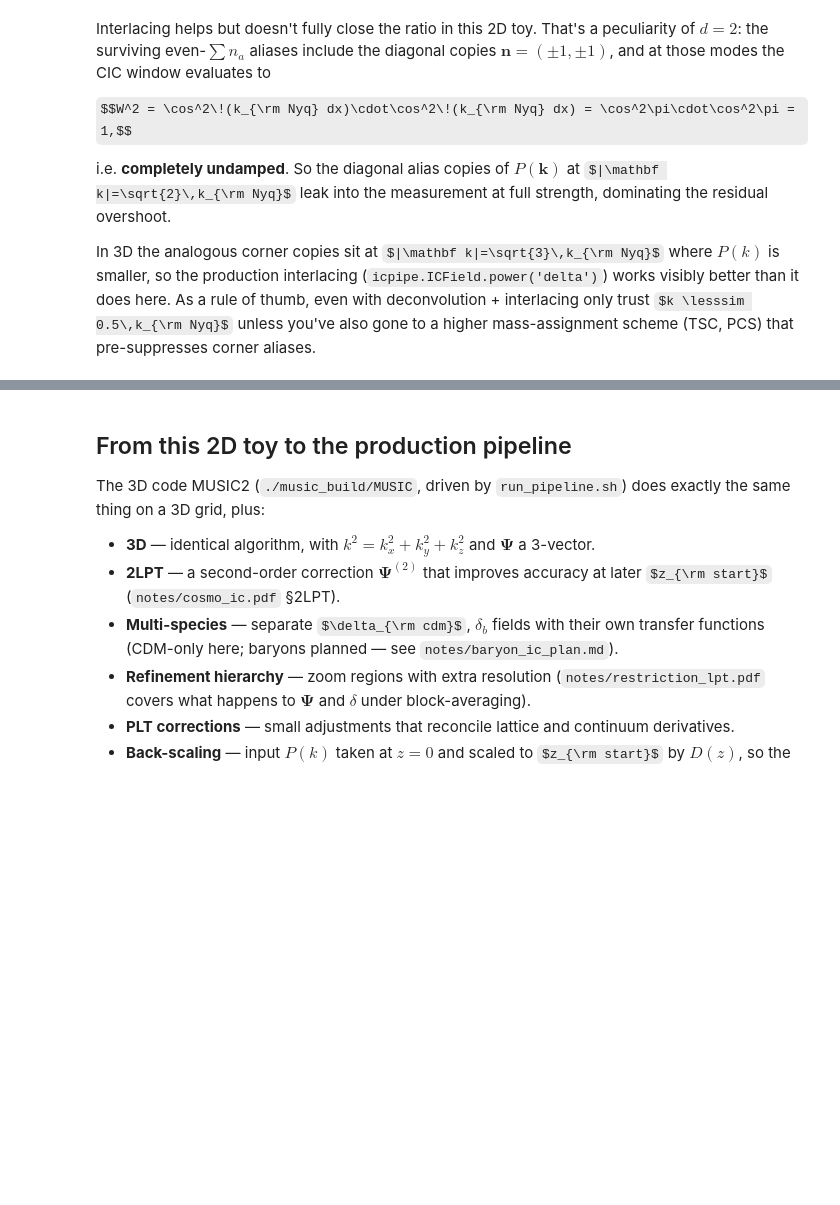
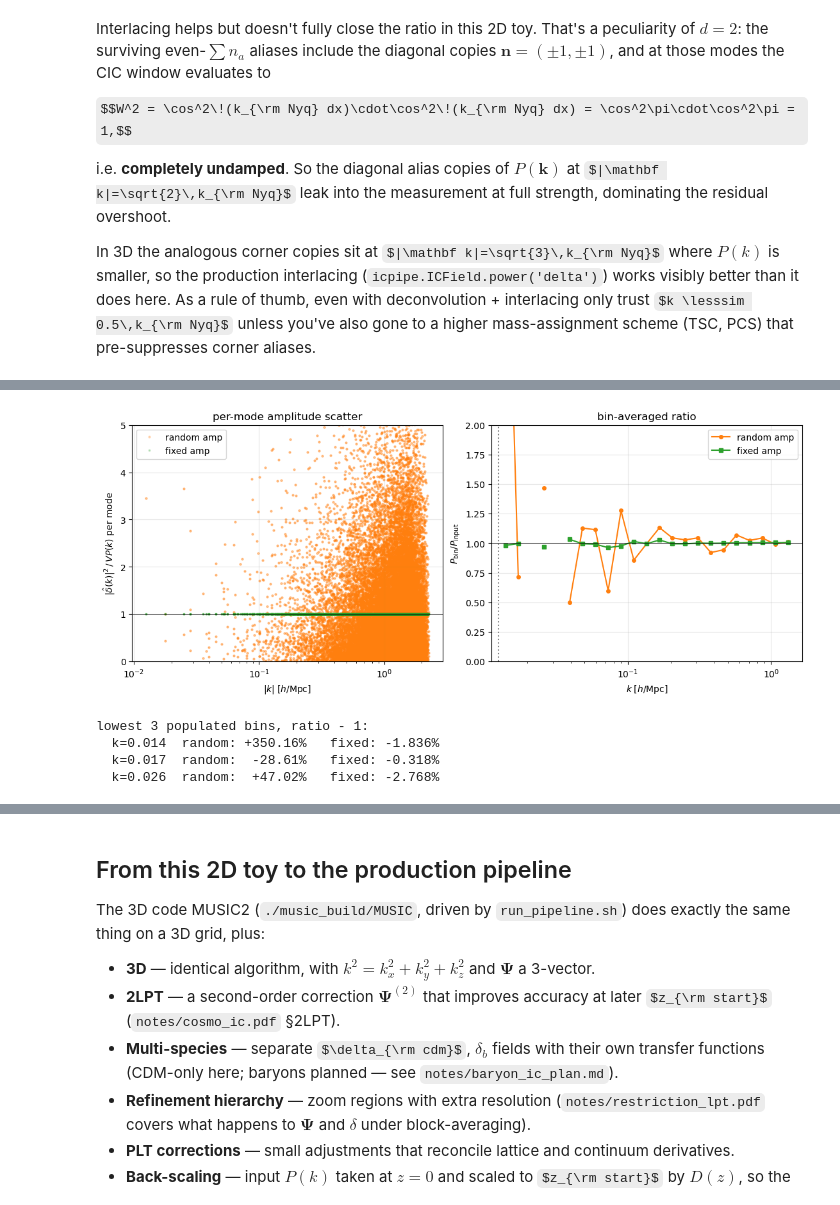
Before and after one commit to jeonggyukim/cosmo-sim, a Jupyter notebook: notebooks/00_generate_ic_from_scratch.ipynb, the cells around one changed output, grey strips where cells are left out. Saved outputs shown, nothing was run; the diff lists cells and outputs as text; code cells hidden in the pictures; some formulas as TeX source; blank space fills up the shorter version.

```diff
--- a/notebooks/00_generate_ic_from_scratch.ipynb
+++ b/notebooks/00_generate_ic_from_scratch.ipynb
@@ -507,0 +539,63 @@ mass-assignment scheme (TSC, PCS) that pre-suppresses corner aliases.
+# %%
+# Same white-noise field as §2, two ways to set the per-mode amplitudes:
+amp = np.abs(mu_k)
+mu_k_fix = np.where(amp > 0, mu_k / amp * N, 0.0)   # |mu_k_fix| = N exactly
+
+delta_k_rand  = sigma_k * mu_k                      # random amplitude (§2 default)
+delta_k_fix   = sigma_k * mu_k_fix                  # fixed amplitude
+delta_k_rand[0, 0] = 0
+delta_k_fix [0, 0] = 0
+
+# Per-mode P_meas at every Fourier cell, normalised to the input P(k):
+mask  = Kmag > 0
+P_input = th.Pk(Kmag)
+P_per_rand = (V / N**4) * np.abs(delta_k_rand)**2
+P_per_fix  = (V / N**4) * np.abs(delta_k_fix )**2
+
+# Bin-averaged ratio
+def _mean(arr, sel):
+    return arr[sel].mean() if sel.any() else np.nan
+
+P_rand_binned = np.array([_mean(P_per_rand, (Kmag>=edges[i])&(Kmag<edges[i+1]))
+                           for i in range(len(ctrs))])
+P_fix_binned  = np.array([_mean(P_per_fix,  (Kmag>=edges[i])&(Kmag<edges[i+1]))
+                           for i in range(len(ctrs))])
+Pth_binned = th.Pk(ctrs)
+
+fig, ax = plt.subplots(1, 2, figsize=(11, 4.5), constrained_layout=True)
+
+# (a) per-mode scatter
+ax[0].semilogx(Kmag[mask], P_per_rand[mask] / P_input[mask],
+                'o', color='C1', ms=2, alpha=0.25, label='random amp')
+ax[0].semilogx(Kmag[mask], P_per_fix[mask]  / P_input[mask],
+                's', color='C2', ms=2, alpha=0.25, label='fixed amp')
+ax[0].axhline(1, color='k', lw=0.5)
+ax[0].set_xlabel(r'$|k|\;[h/\mathrm{Mpc}]$')
+ax[0].set_ylabel(r'$|\hat\delta(k)|^2\,/\,V P(k)$ per mode')
+ax[0].set_ylim(0, 5); ax[0].legend(); ax[0].grid(alpha=0.3)
+ax[0].set_title('per-mode amplitude scatter')
+
+# (b) bin-averaged ratio
+ax[1].semilogx(ctrs, P_rand_binned / Pth_binned, 'o-', color='C1', ms=4,
+                label='random amp')
+ax[1].semilogx(ctrs, P_fix_binned  / Pth_binned, 's-', color='C2', ms=4,
+                label='fixed amp')
+ax[1].axhline(1, color='k', lw=0.5)
+ax[1].axvline(2*np.pi/L, color='gray', ls=':')
+ax[1].set_xlabel(r'$k\;[h/\mathrm{Mpc}]$')
+ax[1].set_ylabel(r'$P_{\rm bin}/P_{\rm input}$')
+ax[1].set_ylim(0, 2); ax[1].legend(); ax[1].grid(alpha=0.3)
+ax[1].set_title('bin-averaged ratio')
+plt.show()
+
+good = ~np.isnan(P_rand_binned) & ~np.isnan(P_fix_binned)
+print('lowest 3 populated bins, ratio - 1:')
+for i in np.where(good)[0][:3]:
+    print(f'  k={ctrs[i]:.3f}  random: {P_rand_binned[i]/Pth_binned[i]-1:+8.2%}'
+          f'   fixed: {P_fix_binned[i]/Pth_binned[i]-1:+7.3%}')
+# %% [output]
+[figure, added]
+lowest 3 populated bins, ratio - 1:
+  k=0.014  random: +350.16%   fixed: -1.836%
+  k=0.017  random:  -28.61%   fixed: -0.318%
+  k=0.026  random:  +47.02%   fixed: -2.768%
```
Also changed, not shown: parts of 2 cells of this notebook.
